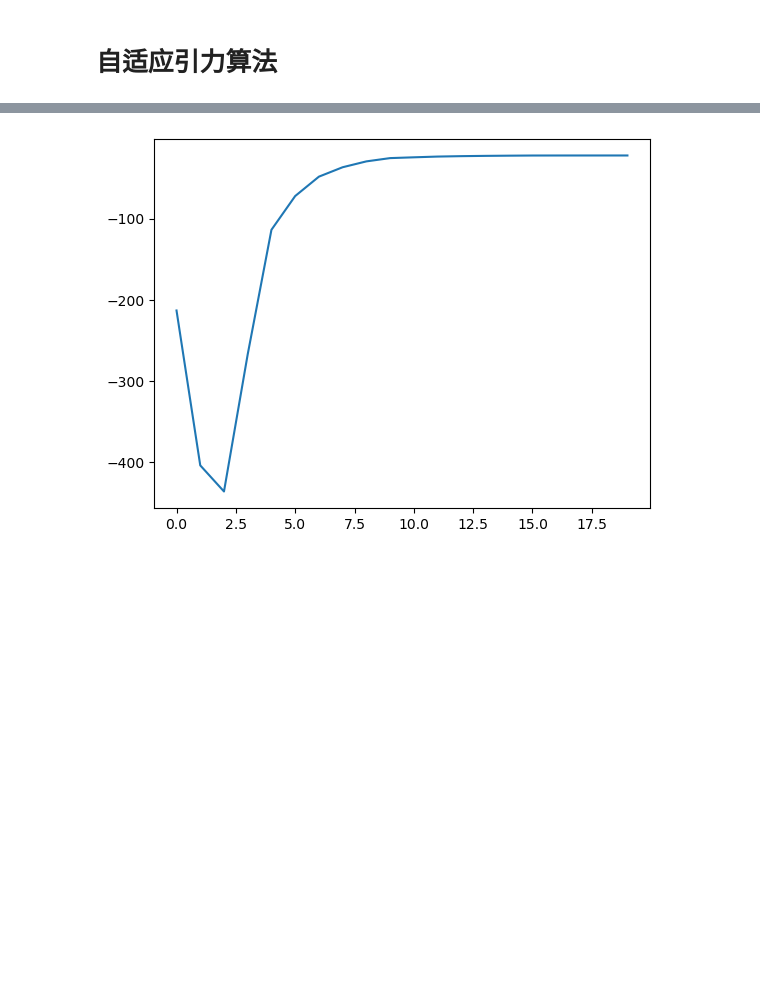
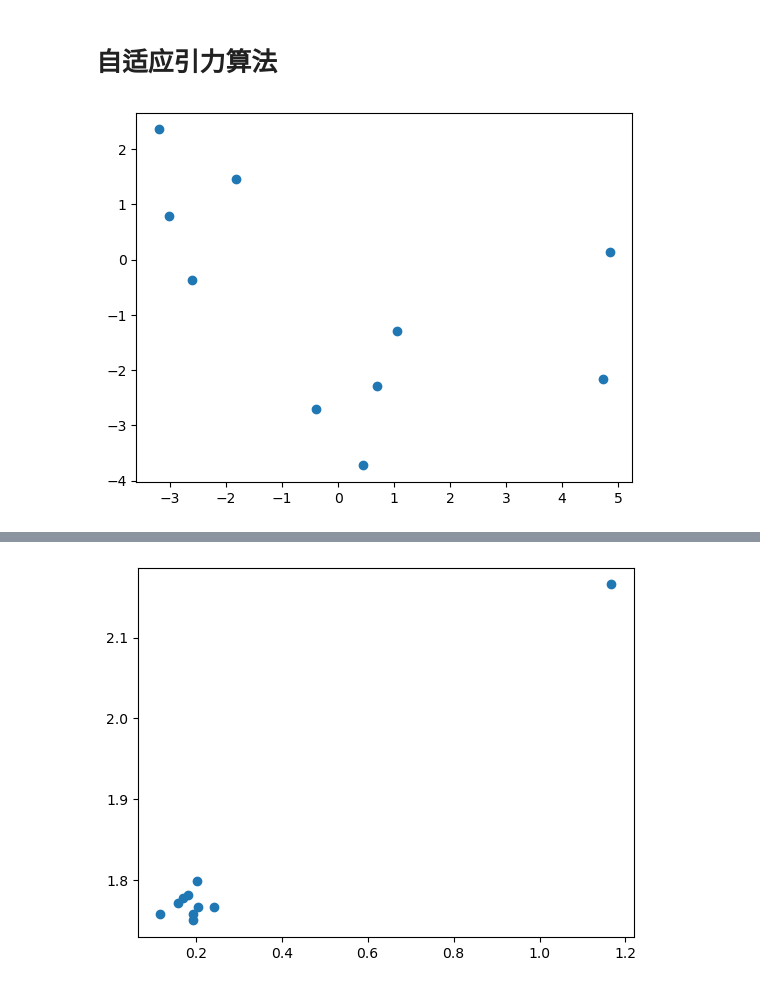
Before and after one commit to Yufeiyu2003/23cmfsh, a Jupyter notebook: AGSA.ipynb, the cells around one changed output, grey strips where cells are left out. Saved outputs shown, nothing was run; the diff lists cells and outputs as text; code cells hidden in the pictures; blank space fills up the shorter version.

```diff
--- a/AGSA.ipynb
+++ b/AGSA.ipynb
@@ -155,27 +165,30 @@ def cal_G0(t):
     N=30
     return M+N*(np.cos((t/max_iter)*np.pi)-1)
 # %%
-#测试
-test_real_min = np.zeros(particles_dim)
-print(test_real_min)
-def fit_test(x):
-    fit= - np.sum(np.square(x-1))
-    if  np.isnan(fit):
-        print("fit nan",x)
-    if np.isinf(fit):
-        print("fit inf",x)
-        #就报错
+# #测试
+# test_real_min = np.zeros(particles_dim)
+# print(test_real_min)
+# def fit_test(x):
+#     fit= - np.sum(np.square(x-1))
+#     if  np.isnan(fit):
+#         print("fit nan",x)
+#     if np.isinf(fit):
+#         print("fit inf",x)
+#         #就报错
 
-
-    return fit
+import matplotlib.pyplot as plt
+#     return fit
 ALPHA_S = 0
 particles = start()
+#画出初始粒子分布
+plt.scatter(particles[:,0],particles[:,1])
+plt.show()
 #particles_v = np.random.rand(particles_num, particles_dim)*2 -1#粒子速度
 particles_v = np.zeros((particles_num, particles_dim))#粒子速度
 
 #particles_a = np.random.rand(particles_num, particles_dim)*2 -1#粒子加速度
 particles_a = np.zeros((particles_num, particles_dim))#粒子加速度
-particles_fitness = [fit_test(particles[i]) for i in range(particles_num)]#粒子适应度
+particles_fitness = [fitness(particles[i]) for i in range(particles_num)]#粒子适应度
 particles_best_fitness = np.max(particles_fitness)
 particles_best_pos = particles[np.argmax(particles_fitness)]
 particles_worst_fitness = np.min(particles_fitness)
@@ -190,10 +203,19 @@ R0 = cal_discrete(particles)
 stop_iter = 0
 #统计
 mean_fitness = np.zeros(max_iter)
+best_fitness = np.zeros(max_iter)
 for i in range(max_iter):
-
+    #检查所有粒子是否超出边界
+    for j in range(particles_num):
+        if not check(particles[j]):
+            print("粒子超出边界:",particles[j],"重置")
+            particles[j] = restart()
+            #速度,加速度置0
+            particles_v[j] = np.zeros(particles_dim)
+            particles_a[j] = np.zeros(particles_dim)
+            print("重置后:",particles[j])
     #计算所有粒子适应度
-    particles_fitness = [fit_test(particles[i]) for i in range(particles_num)]
+    particles_fitness = [fitness(particles[i]) for i in range(particles_num)]
     mean_fitness[i] = np.mean(particles_fitness)
     #print("particles",particles_fitness)
     #计算所有粒子最优
@@ -206,7 +228,7 @@ for i in range(max_iter):
         stop_iter = 0
     else:
         stop_iter += 1
-
+    best_fitness[i] = particles_best_fitness
     #计算所有粒子最差
     particles_worst_fitness = np.min(particles_fitness)
     #print("particles_worst_fitness:",particles_worst_fitness)
@@ -219,32 +241,38 @@ for i in range(max_iter):
     R = cal_discrete(particles)
     #print("R:",R)
     alpha = cal_alpha(R0,R,i)
     #print("alpha:",alpha)
+    G0 = cal_G0(i)
     ####
     #计算引力常数
-    particles_G = cal_G(alpha,100,max_iter,i)
+    particles_G = cal_G(alpha,G0,max_iter,i)
     #计算所有粒子受到的引力
     particles_F = cal_all_F(particles_G,particles_mass,particles,particles_fitness)
 
     #计算所有粒子加速度
     particles_a = cal_all_a(particles_F,particles_mass)
 
     #计算所有粒子速度
     particles_v = cal_all_v(particles_v,particles_a)
 
     #计算所有粒子位置
     particles = cal_all_x(particles,particles_v)
 
 
+
     #print(particles_best_pos)
     #停止条件:最优适应度大于阈值,或者全局最优适应度不变一定次数
     #if particles_best_fitness > -0.0001:
     if stop_iter > 100:
         break
 print("最优适应度:",particle_history_best_fitness)
 print("最优位置:",particle_history_best_pos)
 #
-import matplotlib.pyplot as plt
+plt.scatter(particles[:,0],particles[:,1])
+plt.show()
 plt.plot(mean_fitness)
+plt.plot(best_fitness)
+
 plt.show()
 # %% [output]
+[figure, new version]
@@ -268 +296 @@ plt.show()
-[figure, old version]
+[figure, added]
```
Also changed, not shown: parts of 2 cells of this notebook.
